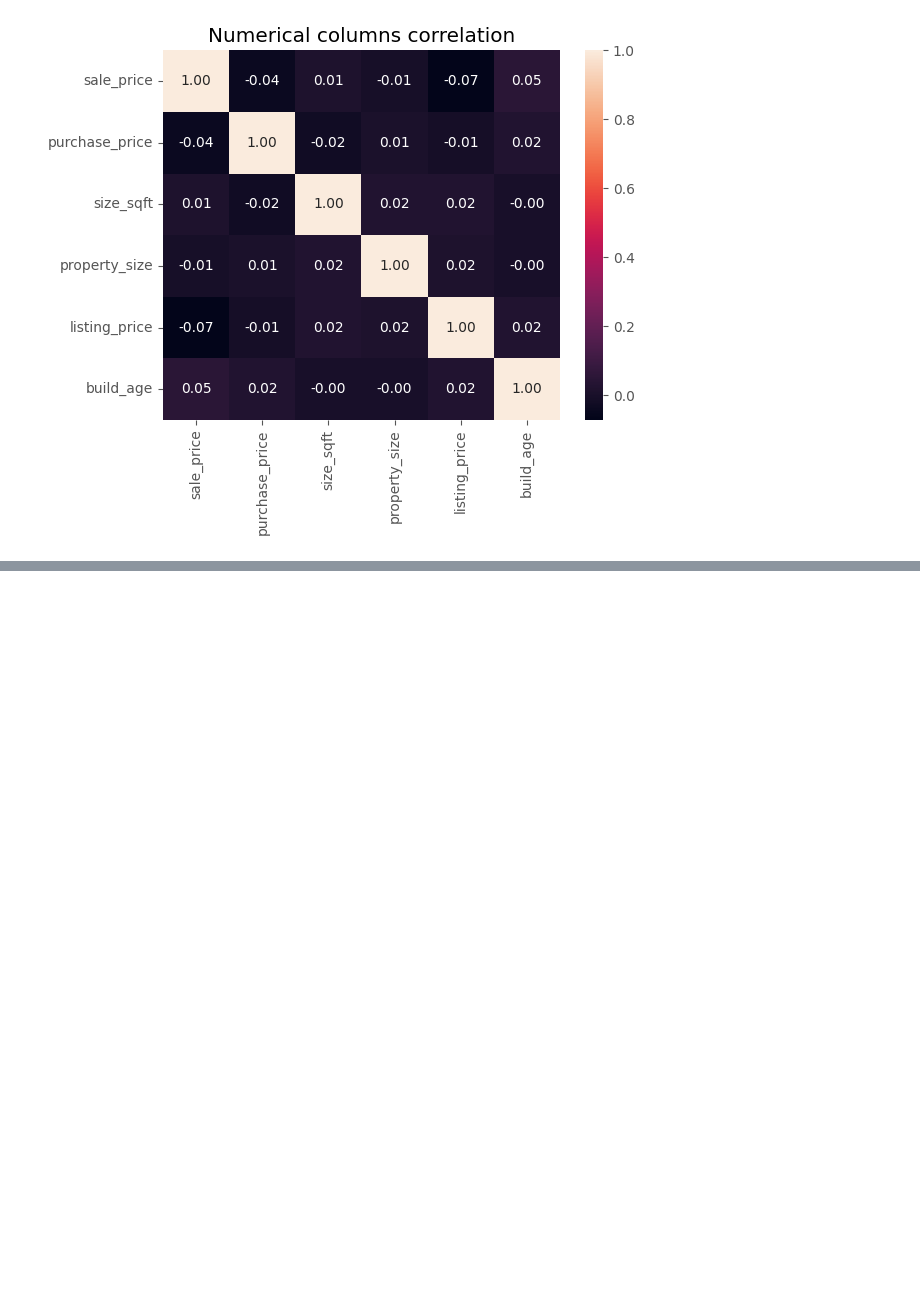
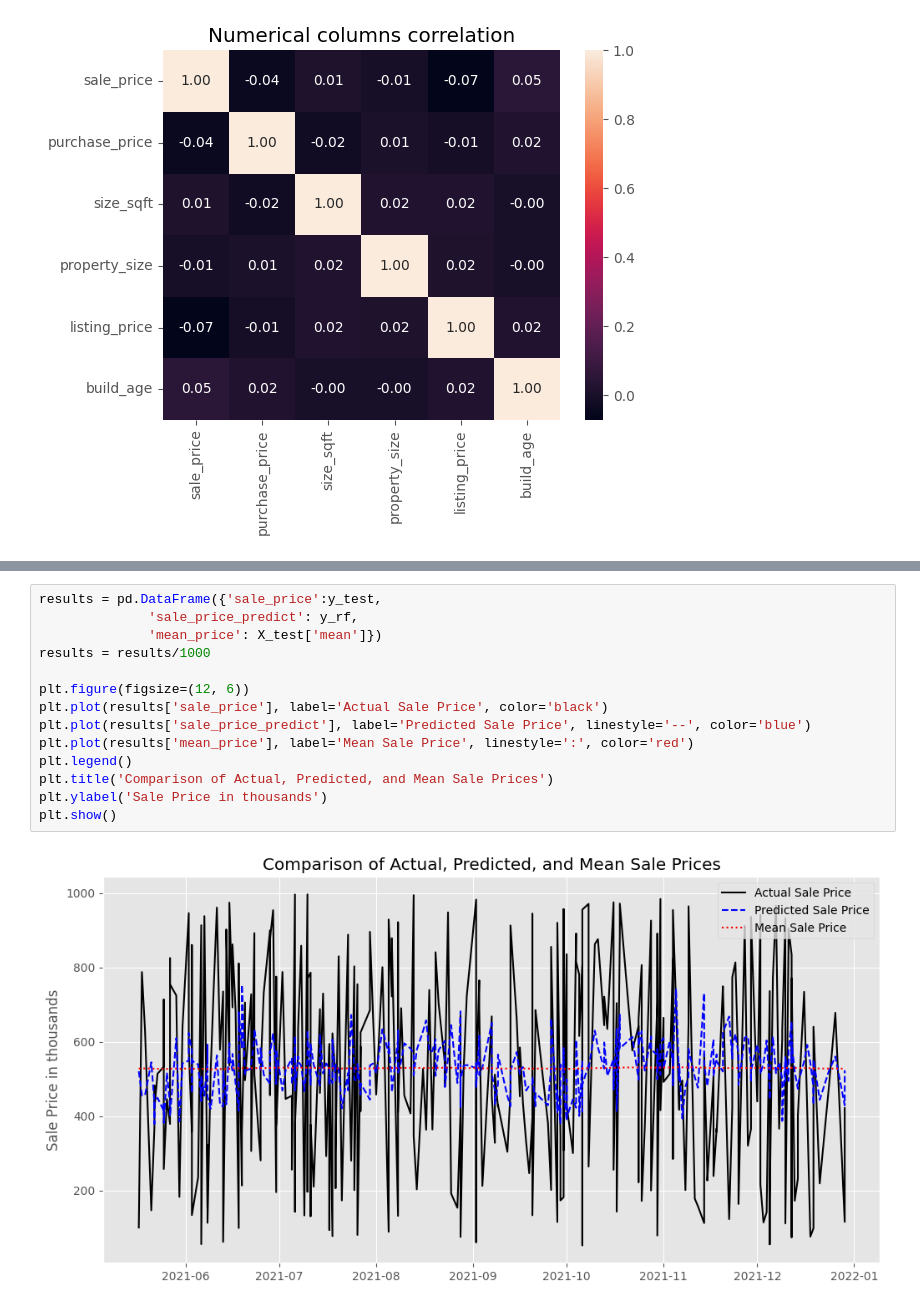
Before and after one commit to Julio-M-Siqueira/aMORA-Test, a Jupyter notebook: notebook.ipynb, the cells around one changed output, grey strips where cells are left out. Saved outputs shown, nothing was run; the diff lists cells and outputs as text; blank space fills up the shorter version.

```diff
--- a/notebook.ipynb
+++ b/notebook.ipynb
@@ -419,0 +557,16 @@ plt.show()
+# %%
+results = pd.DataFrame({'sale_price':y_test,
+              'sale_price_predict': y_rf,
+              'mean_price': X_test['mean']})
+results = results/1000
+
+plt.figure(figsize=(12, 6))
+plt.plot(results['sale_price'], label='Actual Sale Price', color='black')
+plt.plot(results['sale_price_predict'], label='Predicted Sale Price', linestyle='--', color='blue')
+plt.plot(results['mean_price'], label='Mean Sale Price', linestyle=':', color='red')
+plt.legend()
+plt.title('Comparison of Actual, Predicted, and Mean Sale Prices')
+plt.ylabel('Sale Price in thousands')
+plt.show()
+# %% [output]
+[figure, added]
```
Also changed, not shown: parts of 13 cells of this notebook.
